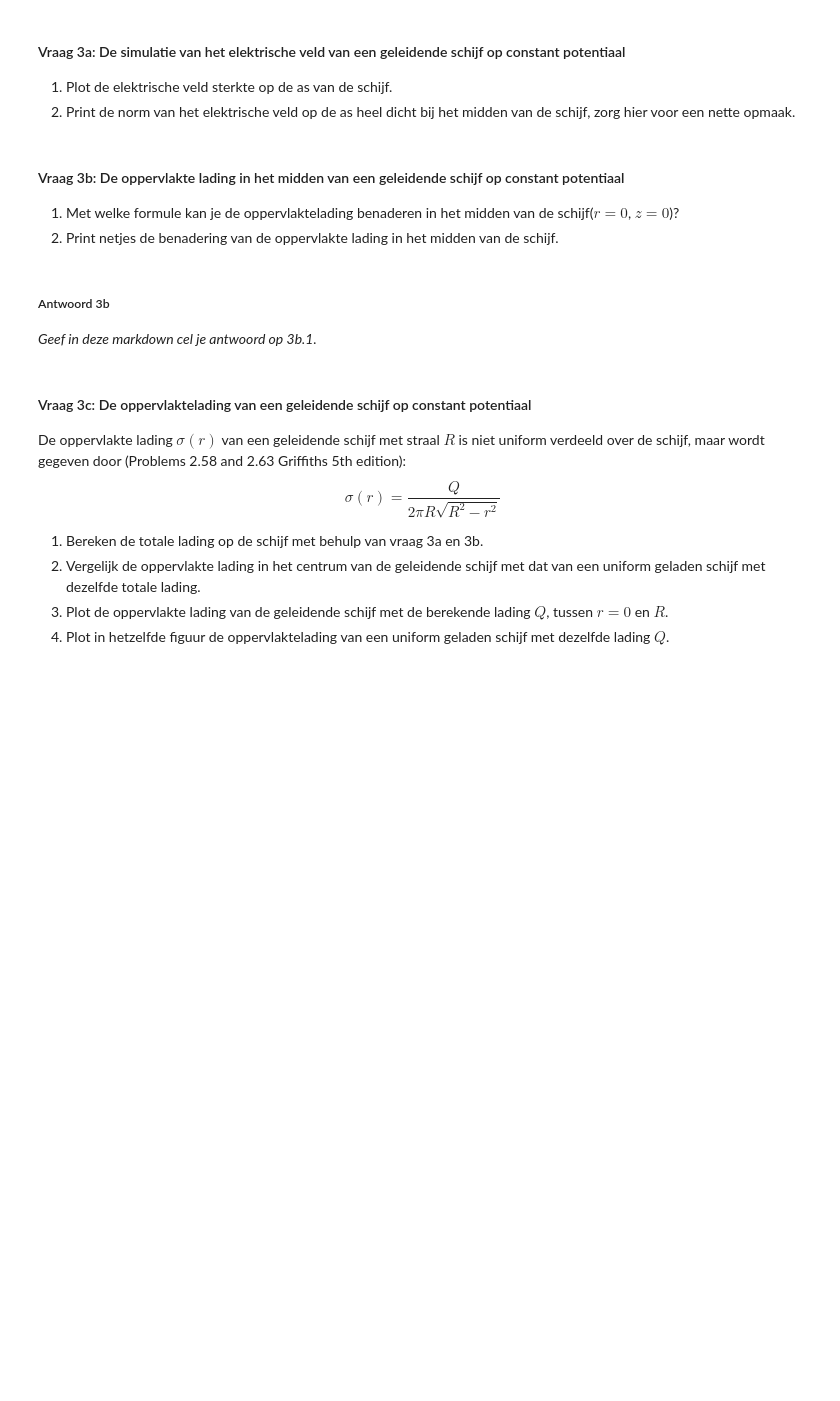
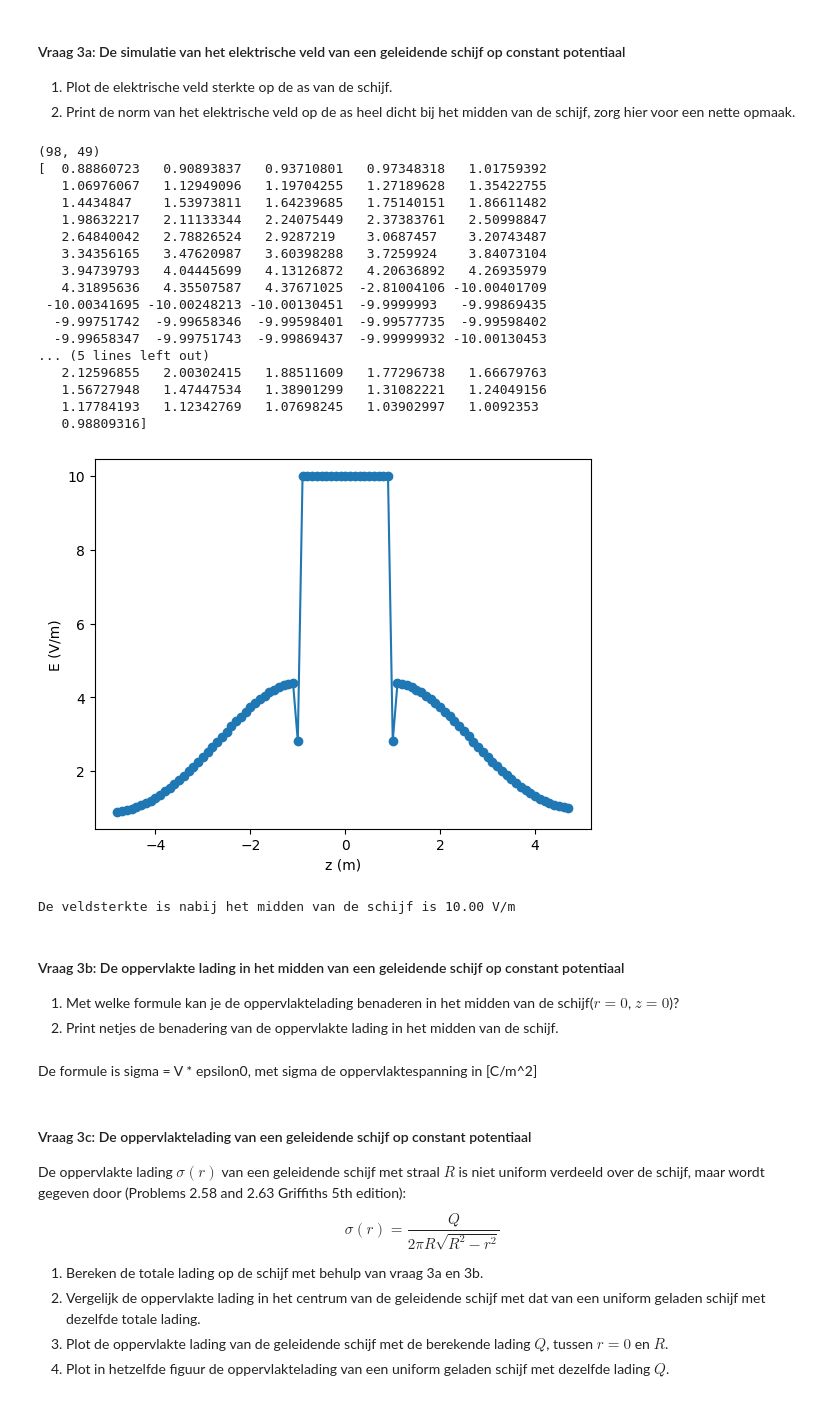
Before and after one commit to Caaldering/opdrachten-DEF-D_CA, a Jupyter notebook: DigitaleOntwerpopdrachten/1CondensatorOpdracht/CondensatorOntwerpopdracht.ipynb, the cells around one changed output. Cells and saved outputs as stored; diff of their text form; code cells hidden in the pictures; blank space fills up the shorter version.

```diff
--- a/DigitaleOntwerpopdrachten/1CondensatorOpdracht/CondensatorOntwerpopdracht.ipynb
+++ b/DigitaleOntwerpopdrachten/1CondensatorOpdracht/CondensatorOntwerpopdracht.ipynb
@@ -417,15 +417,41 @@ plot_results_disk(Ez, Er, normE, V, r, z, grid_step, disk_radius, z_pos_disk1, z
 1. Plot de elektrische veld sterkte op de as van de schijf.
 2. Print de norm van het elektrische veld op de as heel dicht bij het midden van de schijf, zorg hier voor een nette opmaak.
 # %%
-###
-###Jouw code hier###
-###
+print(normE.shape)
+
+normE_z0 = normE[1:-1, 0]
+
+plt.figure()
+plt.plot(z_for_E[1:-1], normE_z0, "o-")
+plt.xlabel("z (m)")
+plt.ylabel("E (V/m)") # V/m = N/C
+plt.show()
+
+print(f"De veldsterkte is nabij het midden van de schijf is {normE[normE.shape[0]//2,0]:.2f} V/m")
+# %% [output]
+(98, 49)
+[  0.88860723   0.90893837   0.93710801   0.97348318   1.01759392
+   1.06976067   1.12949096   1.19704255   1.27189628   1.35422755
+   1.4434847    1.53973811   1.64239685   1.75140151   1.86611482
+   1.98632217   2.11133344   2.24075449   2.37383761   2.50998847
+   2.64840042   2.78826524   2.9287219    3.0687457    3.20743487
+   3.34356165   3.47620987   3.60398288   3.7259924    3.84073104
+   3.94739793   4.04445699   4.13126872   4.20636892   4.26935979
+   4.31895636   4.35507587   4.37671025  -2.81004106 -10.00401709
+ -10.00341695 -10.00248213 -10.00130451  -9.9999993   -9.99869435
+  -9.99751742  -9.99658346  -9.99598401  -9.99577735  -9.99598402
+  -9.99658347  -9.99751743  -9.99869437  -9.99999932 -10.00130453
+... (5 lines left out)
+   2.12596855   2.00302415   1.88511609   1.77296738   1.66679763
+   1.56727948   1.47447534   1.38901299   1.31082221   1.24049156
+   1.17784193   1.12342769   1.07698245   1.03902997   1.0092353
+   0.98809316]
+[figure, added]
+De veldsterkte is nabij het midden van de schijf is 10.00 V/m
 # %% [markdown]
 #### Vraag 3b: De oppervlakte lading in het midden van een geleidende schijf op constant potentiaal
 
 1. Met welke formule kan je de oppervlaktelading benaderen in het midden van de schijf($r=0$, $z=0$)?
 2. Print netjes de benadering van de oppervlakte lading in het midden van de schijf.
 # %% [markdown]
-##### Antwoord 3b
-
-*Geef in deze markdown cel je antwoord op 3b.1.*
+De formule is sigma = V * epsilon0, met sigma de oppervlaktespanning in [C/m^2]
```
Also changed, not shown: parts of 1 cell of this notebook, 1 other file.
